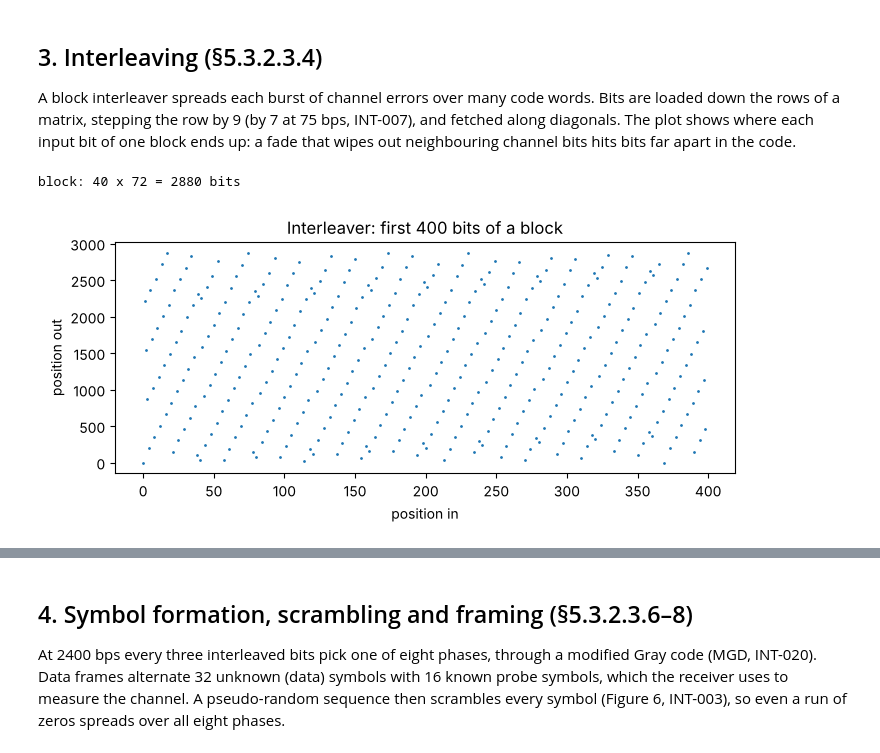
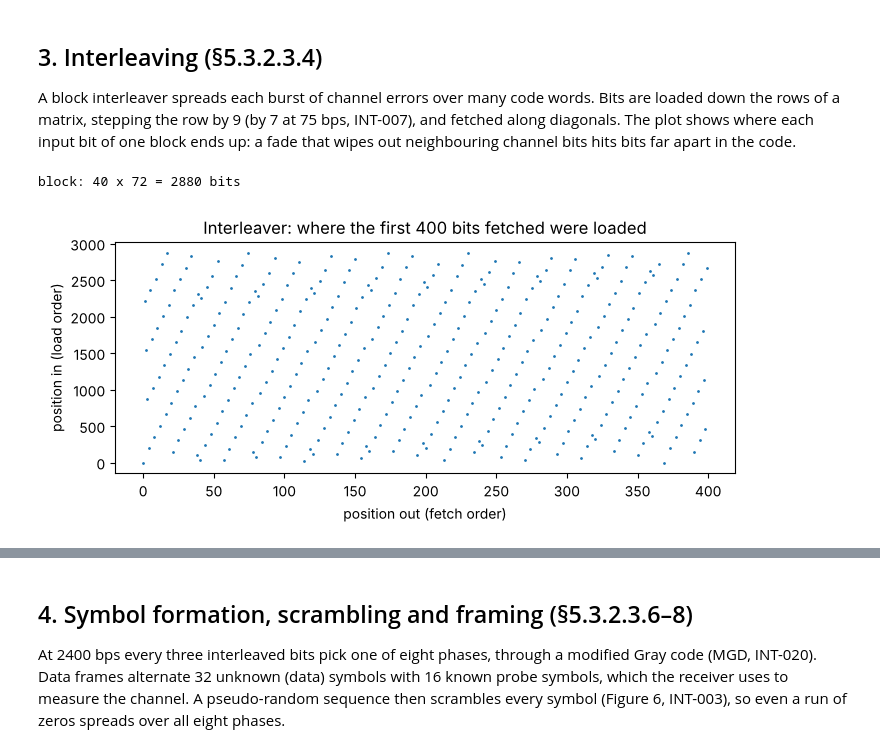
Before and after one commit to Willt125/MIL-STD-188-110, a Jupyter notebook: docs/walkthrough.ipynb, the cells around one changed output, grey strips where cells are left out. Saved outputs shown, nothing was run; the diff lists cells and outputs as text; code cells hidden in the pictures.

```diff
--- a/docs/walkthrough.ipynb
+++ b/docs/walkthrough.ipynb
@@ -63,11 +65,11 @@ fade that wipes out neighbouring channel bits hits bits far apart in the code.
 # %%
 perm = permutation(MODE)
 print("block:", MODE.interleaver_rows, "x", MODE.interleaver_cols, "=", perm.size, "bits")
 plt.plot(perm[:400], ".", markersize=2)
-plt.xlabel("position in")
-plt.ylabel("position out")
-plt.title("Interleaver: first 400 bits of a block")
+plt.xlabel("position out (fetch order)")
+plt.ylabel("position in (load order)")
+plt.title("Interleaver: where the first 400 bits fetched were loaded")
 plt.show()
 # %% [output]
 block: 40 x 72 = 2880 bits
-[figure, old version]
+[figure, new version]
```
Also changed, not shown: parts of 17 cells of this notebook, 1 other file.
